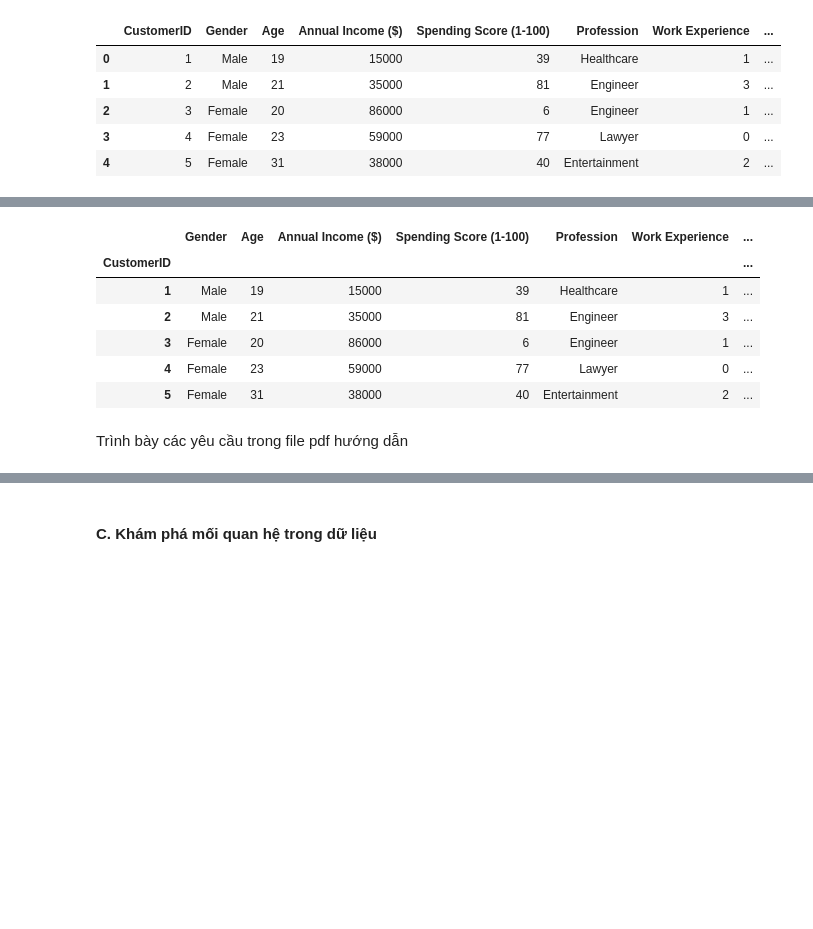
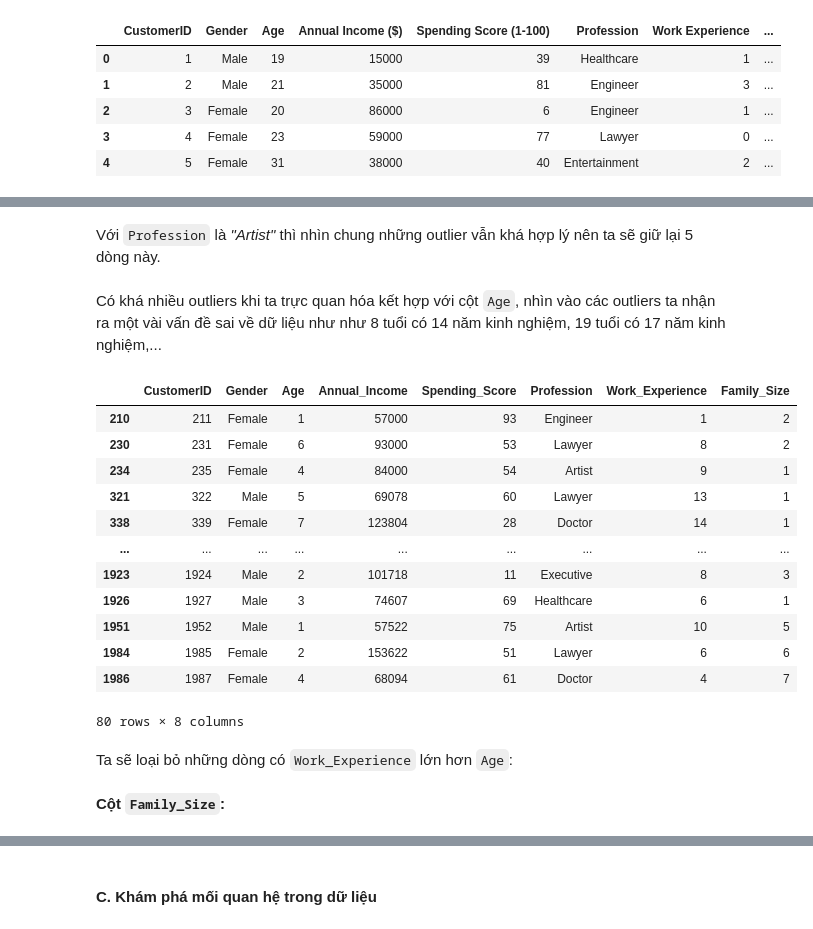
Before and after one commit to tungbtt/Lab01_DV, a Jupyter notebook: lab01.ipynb, the cells around one changed output, grey strips where cells are left out. Cells and saved outputs as stored; diff of their text form; code cells hidden in the pictures; blank space fills up the shorter version.

```diff
--- a/lab01.ipynb
+++ b/lab01.ipynb
@@ -30,0 +76,6 @@ True
+# %%
+df = df.rename(columns={'Annual Income ($)': 'Annual_Income',
+                        'Spending Score (1-100)': 'Spending_Score',
+                        'Work Experience':'Work_Experience',
+                        'Family Size':'Family_Size'})
+df.columns
@@ -30,0 +186,2 @@ True
+# %%
+df.loc[df["Age"]==0,"Age"]=int(df[df["Age"]>0]["Age"].median())
@@ -30,0 +210,3 @@ True
+# %%
+df['Profession'] = df['Profession'].fillna(df['Profession'].mode()[0])
+df['Profession'].isna().sum()
@@ -30,0 +231,2 @@ True
+# %% [markdown]
+Với `Profession` là _"Artist"_ thì nhìn chung những outlier vẫn khá hợp lý nên ta sẽ giữ lại 5 dòng này.
@@ -31,13 +236,20 @@ True
+# %% [markdown]
+Có khá nhiều outliers khi ta trực quan hóa kết hợp với cột `Age`, nhìn vào các outliers ta nhận ra một vài vấn đề sai về dữ liệu như như 8 tuổi có 14 năm kinh nghiệm, 19 tuổi có 17 năm kinh nghiệm,...
 # %%
-df=df.set_index('CustomerID')
-df.head()
+df[df['Work_Experience'] - df['Age'] >= 0]
 # %% [output]
-|  | Gender | Age | Annual Income ($) | Spending Score (1-100) | Profession | Work Experience | ... |
-| CustomerID |  |  |  |  |  |  | ... |
-| 1 | Male | 19 | 15000 | 39 | Healthcare | 1 | ... |
-| 2 | Male | 21 | 35000 | 81 | Engineer | 3 | ... |
-| 3 | Female | 20 | 86000 | 6 | Engineer | 1 | ... |
-| 4 | Female | 23 | 59000 | 77 | Lawyer | 0 | ... |
-| 5 | Female | 31 | 38000 | 40 | Entertainment | 2 | ... |
+|  | CustomerID | Gender | Age | Annual_Income | Spending_Score | Profession | Work_Experience | Family_Size |
+| 210 | 211 | Female | 1 | 57000 | 93 | Engineer | 1 | 2 |
+| 230 | 231 | Female | 6 | 93000 | 53 | Lawyer | 8 | 2 |
+| 234 | 235 | Female | 4 | 84000 | 54 | Artist | 9 | 1 |
+| 321 | 322 | Male | 5 | 69078 | 60 | Lawyer | 13 | 1 |
+| 338 | 339 | Female | 7 | 123804 | 28 | Doctor | 14 | 1 |
+| ... | ... | ... | ... | ... | ... | ... | ... | ... |
+| 1923 | 1924 | Male | 2 | 101718 | 11 | Executive | 8 | 3 |
+| 1926 | 1927 | Male | 3 | 74607 | 69 | Healthcare | 6 | 1 |
+| 1951 | 1952 | Male | 1 | 57522 | 75 | Artist | 10 | 5 |
+| 1984 | 1985 | Female | 2 | 153622 | 51 | Lawyer | 6 | 6 |
+| 1986 | 1987 | Female | 4 | 68094 | 61 | Doctor | 4 | 7 |
+80 rows × 8 columns
-# %% [markdown]
-Trình bày các yêu cầu trong file pdf hướng dẫn
+# %% [markdown]
+Ta sẽ loại bỏ những dòng có `Work_Experience` lớn hơn `Age`:
@@ -43,0 +258,2 @@ Trình bày các yêu cầu trong file pdf hướng dẫn
+# %% [markdown]
+**Cột `Family_Size`:**
```
Also changed, not shown: parts of 62 cells of this notebook, 1 other file.
